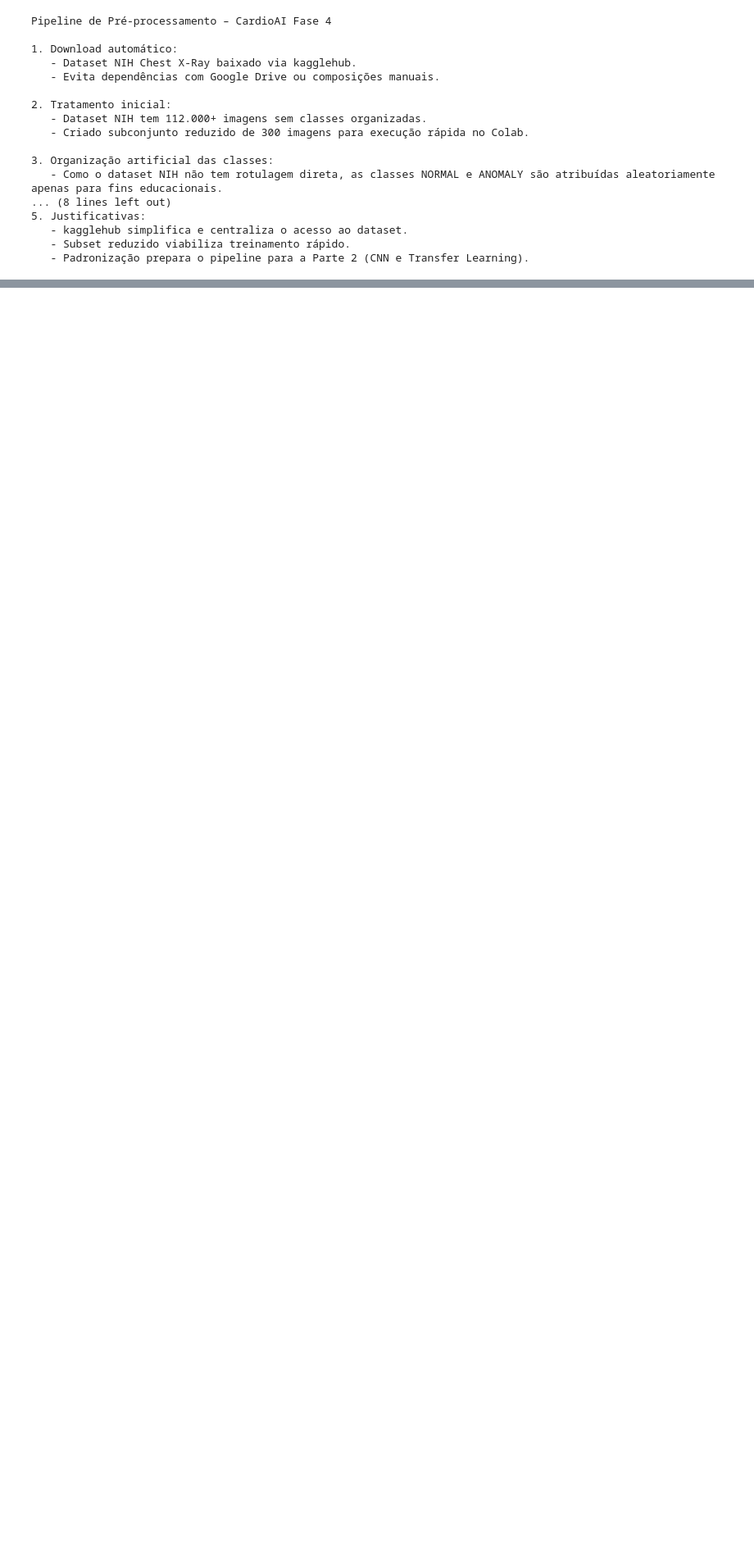
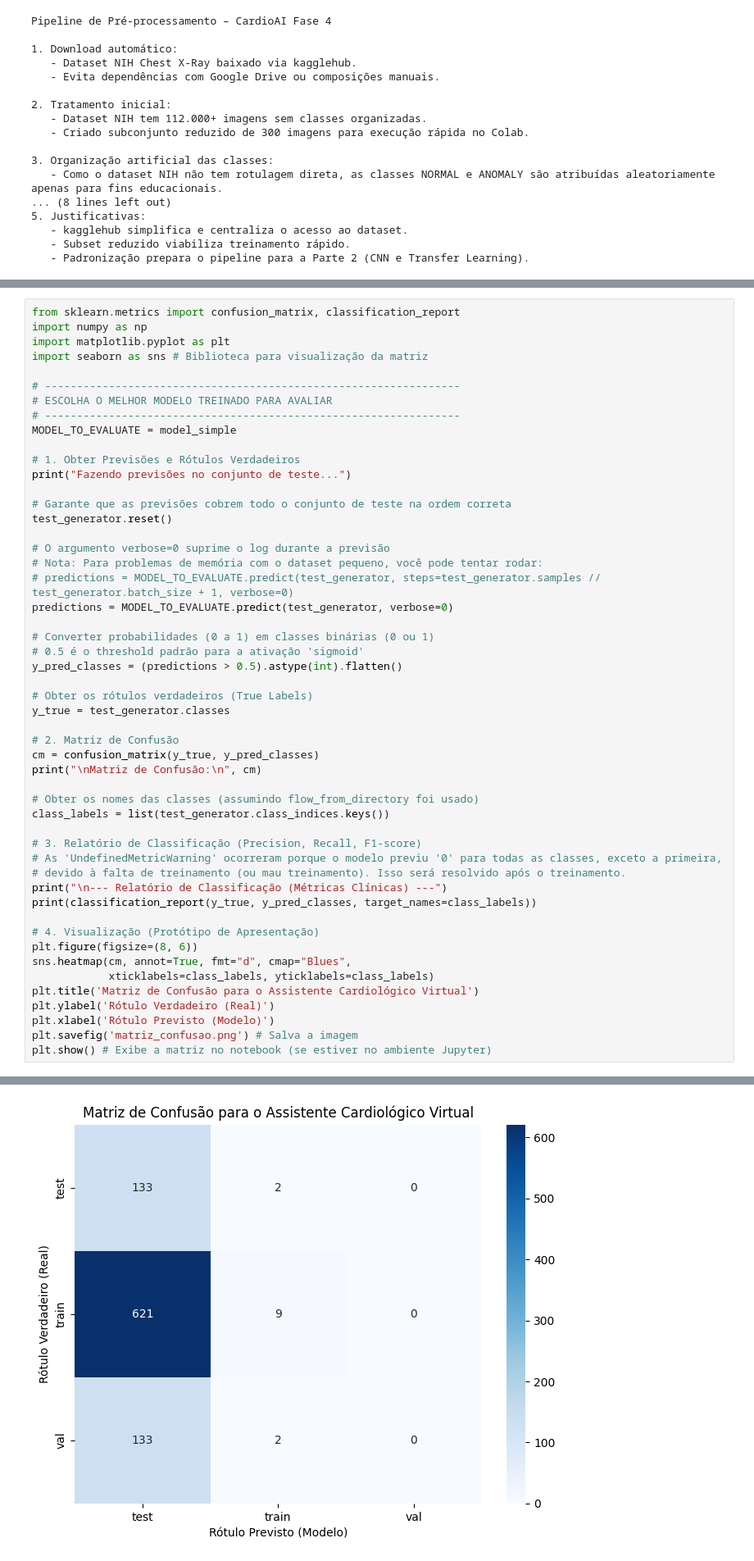
Before and after one commit to pedrosof/CardioAI--Fase4, a Jupyter notebook: CardioAI--Fase4.ipynb, the cells around one changed output, grey strips where cells are left out. Shown at 82% size. Saved outputs shown, nothing was run; the diff lists cells and outputs as text; blank space fills up the shorter version.

```diff
--- a/CardioAI--Fase4.ipynb
+++ b/CardioAI--Fase4.ipynb
@@ -458,0 +480,52 @@ weighted avg       0.55      0.17      0.08       300
+# %%
+from sklearn.metrics import confusion_matrix, classification_report
+import numpy as np
+import matplotlib.pyplot as plt
+import seaborn as sns # Biblioteca para visualização da matriz
+
+# -----------------------------------------------------------------
+# ESCOLHA O MELHOR MODELO TREINADO PARA AVALIAR
+# -----------------------------------------------------------------
+MODEL_TO_EVALUATE = model_simple
+
+# 1. Obter Previsões e Rótulos Verdadeiros
+print("Fazendo previsões no conjunto de teste...")
+
+# Garante que as previsões cobrem todo o conjunto de teste na ordem correta
+test_generator.reset()
+
+# O argumento verbose=0 suprime o log durante a previsão
+# Nota: Para problemas de memória com o dataset pequeno, você pode tentar rodar:
+# predictions = MODEL_TO_EVALUATE.predict(test_generator, steps=test_generator.samples // test_generator.batch_size + 1, verbose=0)
+predictions = MODEL_TO_EVALUATE.predict(test_generator, verbose=0)
+
+# Converter probabilidades (0 a 1) em classes binárias (0 ou 1)
+# 0.5 é o threshold padrão para a ativação 'sigmoid'
+y_pred_classes = (predictions > 0.5).astype(int).flatten()
+
+# Obter os rótulos verdadeiros (True Labels)
+y_true = test_generator.classes
+
+# 2. Matriz de Confusão
+cm = confusion_matrix(y_true, y_pred_classes)
+print("\nMatriz de Confusão:\n", cm)
+
+# Obter os nomes das classes (assumindo flow_from_directory foi usado)
+class_labels = list(test_generator.class_indices.keys())
+
+# 3. Relatório de Classificação (Precision, Recall, F1-score)
+# As 'UndefinedMetricWarning' ocorreram porque o modelo previu '0' para todas as classes, exceto a primeira,
+# devido à falta de treinamento (ou mau treinamento). Isso será resolvido após o treinamento.
+print("\n--- Relatório de Classificação (Métricas Clínicas) ---")
+print(classification_report(y_true, y_pred_classes, target_names=class_labels))
+
+# 4. Visualização (Protótipo de Apresentação)
+plt.figure(figsize=(8, 6))
+sns.heatmap(cm, annot=True, fmt="d", cmap="Blues",
+            xticklabels=class_labels, yticklabels=class_labels)
+plt.title('Matriz de Confusão para o Assistente Cardiológico Virtual')
+plt.ylabel('Rótulo Verdadeiro (Real)')
+plt.xlabel('Rótulo Previsto (Modelo)')
+plt.savefig('matriz_confusao.png') # Salva a imagem
+plt.show() # Exibe a matriz no notebook (se estiver no ambiente Jupyter)
+# %% [output]
@@ -458,0 +549 @@ weighted avg       0.55      0.17      0.08       300
+[figure, added]
```
Also changed, not shown: parts of 5 cells of this notebook.
